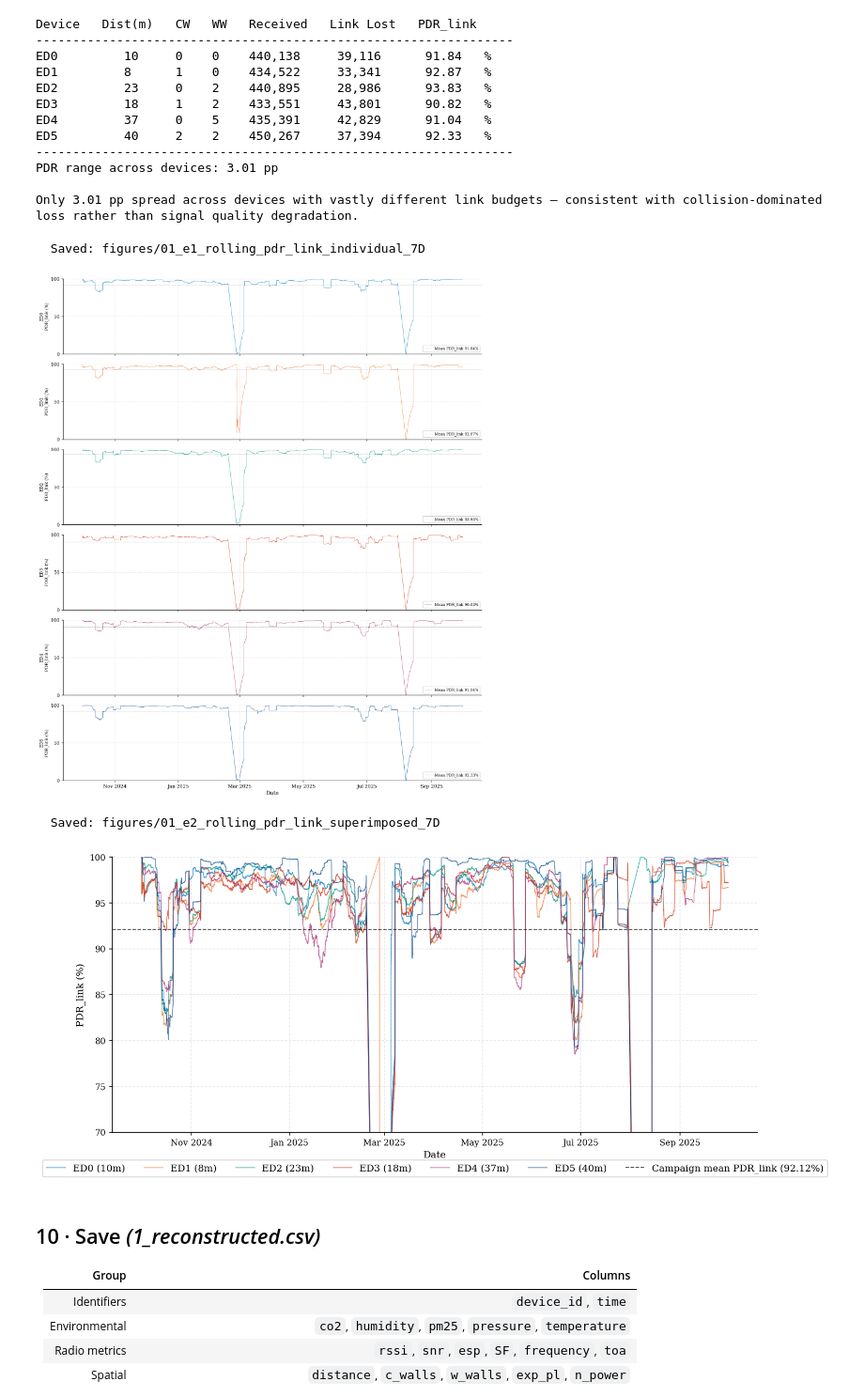
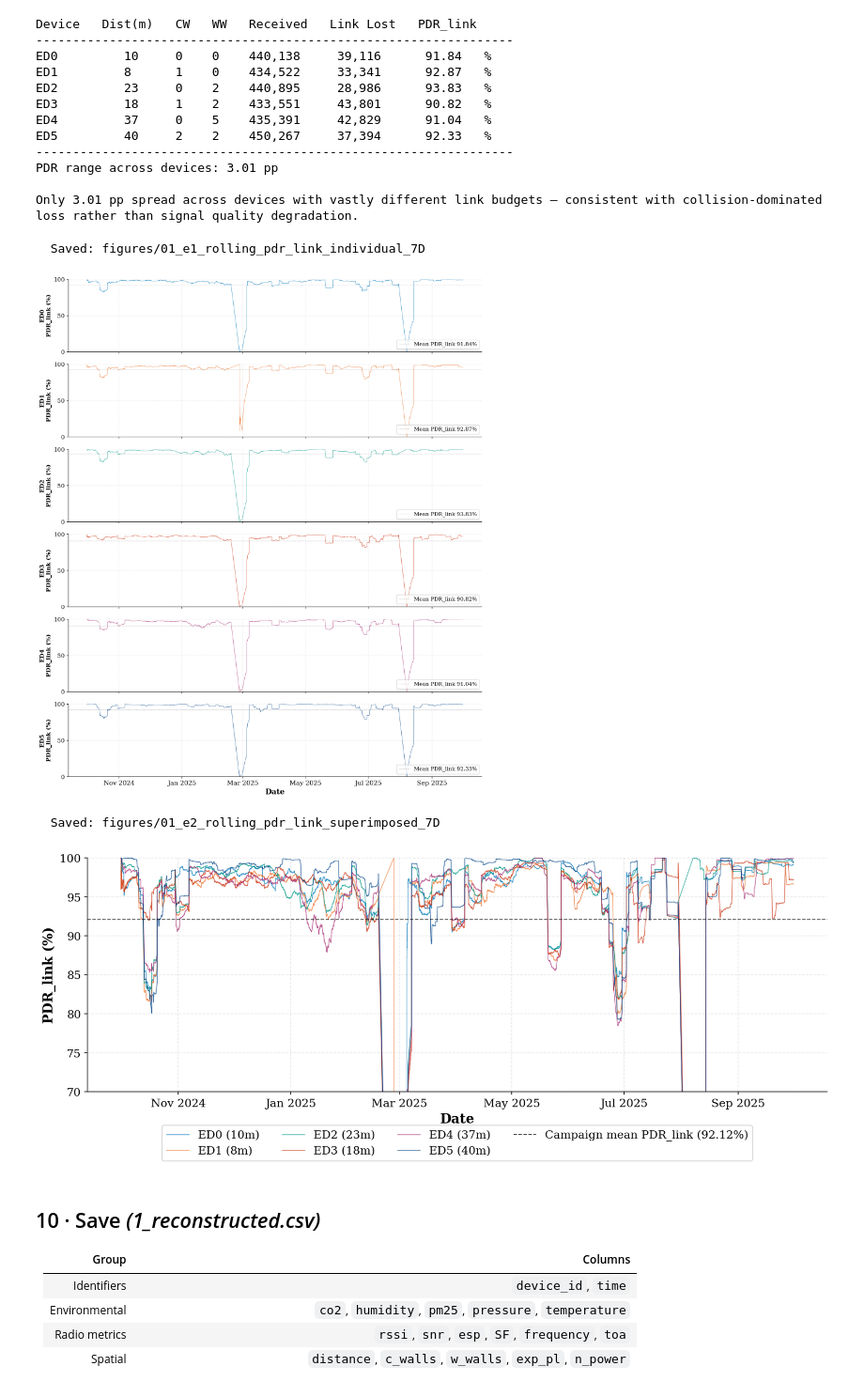
Before and after one commit to vincentmworia/Master-Thesis-Reliability-Analysis-of-Indoor-LoRaWAN-Links-using-packet-counter-reconstruction, a Jupyter notebook: notebooks/01_Packet-Counter_Reconstruction.ipynb, the cells around one changed output. Shown at 94% size. Saved outputs shown, nothing was run; the diff lists cells and outputs as text; code cells hidden in the pictures.

```diff
--- a/notebooks/01_Packet-Counter_Reconstruction.ipynb
+++ b/notebooks/01_Packet-Counter_Reconstruction.ipynb
@@ -45,9 +45,9 @@ RAW_CSV = DATA_DIR / '0_cleaned_dataset_Obiri_2025_v2.csv'
 OUT_CSV = DATA_DIR / '1_reconstructed.csv'
 
 plt.rcParams.update({
-    'font.family': 'serif', 'font.size': 10, 'axes.titlesize': 11,
-    'axes.labelsize': 10, 'xtick.labelsize': 9, 'ytick.labelsize': 9,
-    'legend.fontsize': 9, 'figure.dpi': 150, 'savefig.dpi': 300,
+    'font.family': 'serif', 'font.size': 12, 'axes.titlesize': 13,
+    'axes.labelsize': 13, 'xtick.labelsize': 12, 'ytick.labelsize': 12,
+    'legend.fontsize': 11, 'figure.dpi': 150, 'savefig.dpi': 300,
     'savefig.bbox': 'tight', 'axes.spines.top': False, 'axes.spines.right': False,
     'axes.grid': True, 'grid.alpha': 0.3, 'grid.linestyle': '--',
 })
@@ -829,13 +865,15 @@ for i, dev in enumerate(DEVICES_A):
         label=f'Mean PDR_link {pdr_link_dev:.2f}%'
     )
 
-    axes[i].set_ylabel(f'{dev}\nPDR_link (%)', fontsize=8)
+    axes[i].set_ylabel(f'{dev}\nPDR_link (%)', fontsize=11, fontweight='bold')
     axes[i].set_ylim(0, 100)
     axes[i].set_yticks([0, 50, 100])
-    axes[i].legend(fontsize=7, loc='lower right')
+    axes[i].tick_params(axis='y', labelsize=11)
+    axes[i].legend(fontsize=10, loc='lower right')
 
-axes[-1].set_xlabel('Date')
+axes[-1].set_xlabel('Date', fontsize=14, fontweight='bold')
 axes[-1].xaxis.set_major_formatter(plt.matplotlib.dates.DateFormatter('%b %Y'))
+axes[-1].tick_params(axis='x', labelsize=12)
 
 fig.tight_layout()
 save_fig(fig, f'01_e1_rolling_pdr_link_individual_{ROLLING_WINDOW}')
@@ -869,40 +907,42 @@ for i, dev in enumerate(DEVICES_A):
         alpha=0.75,
         label=f'{dev} ({dist}m)'
     )
 
 # Campaign mean PDR_link across all devices
 pdr_link_all = (
         len(df_link) / (len(df_link) + int(df_link['tx_loss'].sum())) * 100
 )
 
 ax.axhline(
     y=pdr_link_all,
     color='black',
     lw=1.0,
     ls='--',
     alpha=0.7,
     label=f'Campaign mean PDR_link ({pdr_link_all:.2f}%)'
 )
 
-ax.set_ylabel('PDR_link (%)')
-ax.set_xlabel('Date')
+ax.set_ylabel('PDR_link (%)', fontsize=14, fontweight='bold')
+ax.set_xlabel('Date', fontsize=14, fontweight='bold')
+ax.tick_params(axis='both', labelsize=12)
 ax.set_ylim(70, 100)
 ax.xaxis.set_major_formatter(plt.matplotlib.dates.DateFormatter('%b %Y'))
 
 ax.legend(
-    ncol=7,
+    ncol=4,
     loc='lower center',
-    bbox_to_anchor=(0.5, -0.18),
-    fontsize=10
+    bbox_to_anchor=(0.5, -0.32),
+    fontsize=12
 )
 
 fig.tight_layout()
+fig.subplots_adjust(bottom=0.26)
 save_fig(fig, f'01_e2_rolling_pdr_link_superimposed_{ROLLING_WINDOW}')
 # %% [output]
   Saved: figures/01_e1_rolling_pdr_link_individual_7D
-[figure, old version]
+[figure, new version]
   Saved: figures/01_e2_rolling_pdr_link_superimposed_7D
-[figure, old version]
+[figure, new version]
 # %% [markdown]
 ## 10 · Save  *(1_reconstructed.csv)*
 
```
Also changed, not shown: parts of 4 cells of this notebook, 4 other files.
